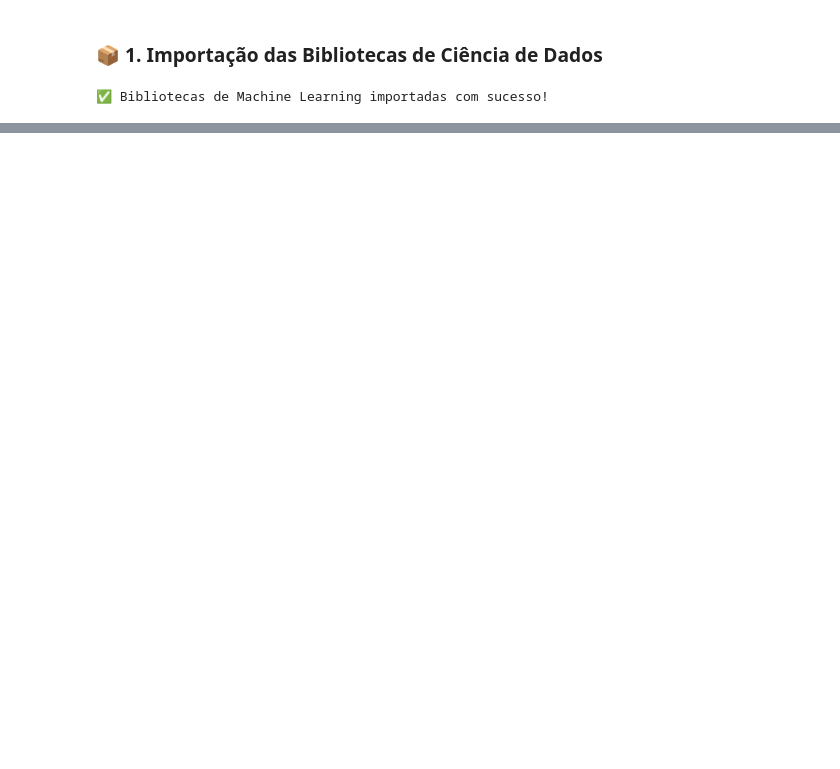
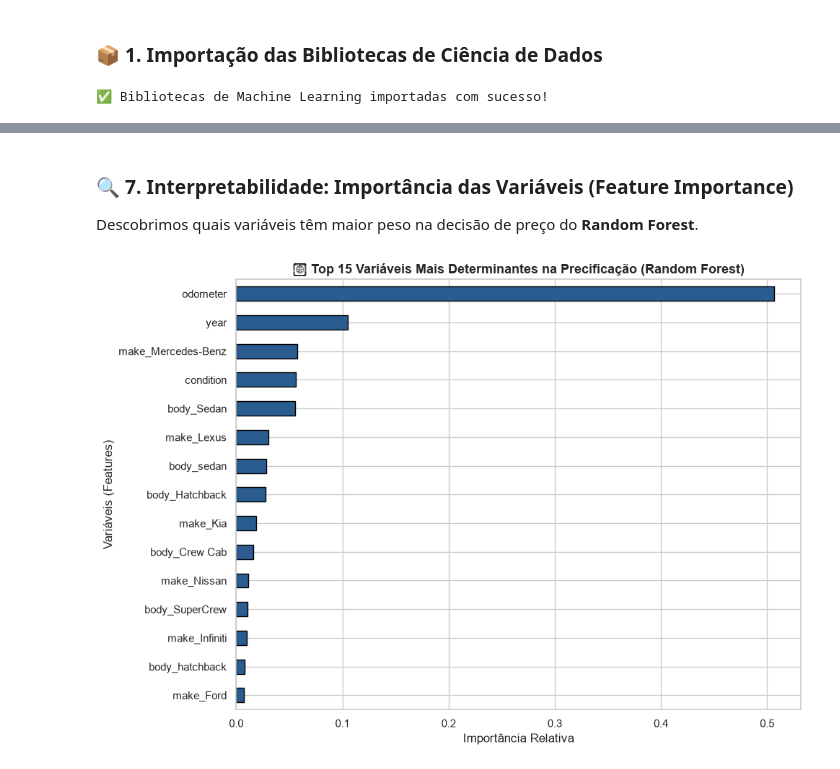
Before and after one commit to gabrielhenriquesilva2395-hub/Projeto-Mercado-Automotivo, a Jupyter notebook: 02_modelo_preditivo_precificacao.ipynb, the cells around one changed output, grey strips where cells are left out. Cells and saved outputs as stored; diff of their text form; code cells hidden in the pictures; blank space fills up the shorter version.

```diff
--- a/02_modelo_preditivo_precificacao.ipynb
+++ b/02_modelo_preditivo_precificacao.ipynb
@@ -110,0 +115,29 @@ plt.show()
+# %%
+# Configuração e Treinamento do Random Forest
+start_rf = time.time()
+rf_model = RandomForestRegressor(
+    n_estimators=100,
+    max_depth=16,
+    max_samples=100000,
+    random_state=42,
+    n_jobs=-1
+)
+rf_model.fit(X_train, y_train)
+tempo_rf = time.time() - start_rf
+
+# Predições
+y_pred_rf = rf_model.predict(X_test)
+
+# Métricas
+r2_rf = r2_score(y_test, y_pred_rf)
+mae_rf = mean_absolute_error(y_test, y_pred_rf)
+rmse_rf = np.sqrt(mean_squared_error(y_test, y_pred_rf))
+
+print("="*55)
+print("🌲 RESULTADOS DO MODELO 2 (Random Forest Regressor)")
+print("="*55)
+print(f"⏱️ Tempo de Treino:               {tempo_rf:.2f} segundos")
+print(f"🎯 R² (Capacidade de Explicação): {r2_rf*100:.2f}%")
+print(f"💵 Erro Médio Absoluto (MAE):    ${mae_rf:,.2f}")
+print(f"📉 Raiz do Erro Quadrático (RMSE): ${rmse_rf:,.2f}")
+print("="*55)
@@ -110,0 +199,17 @@ plt.show()
+# %% [markdown]
+### 🔍 7. Interpretabilidade: Importância das Variáveis (Feature Importance)
+Descobrimos quais variáveis têm maior peso na decisão de preço do **Random Forest**.
+# %%
+# Extração das importâncias do Random Forest
+importancias = pd.Series(rf_model.feature_importances_, index=X.columns).sort_values(ascending=True)
+
+# Gráfico das Top 15 Variáveis Mais Importantes
+plt.figure(figsize=(10, 7))
+importancias.tail(15).plot(kind='barh', color='#2b5c8f', edgecolor='black')
+plt.title('🌲 Top 15 Variáveis Mais Determinantes na Precificação (Random Forest)', fontsize=13, fontweight='bold')
+plt.xlabel('Importância Relativa')
+plt.ylabel('Variáveis (Features)')
+plt.tight_layout()
+plt.show()
+# %% [output]
+[figure, added]
```
Also changed, not shown: parts of 23 cells of this notebook, 2 other files.
